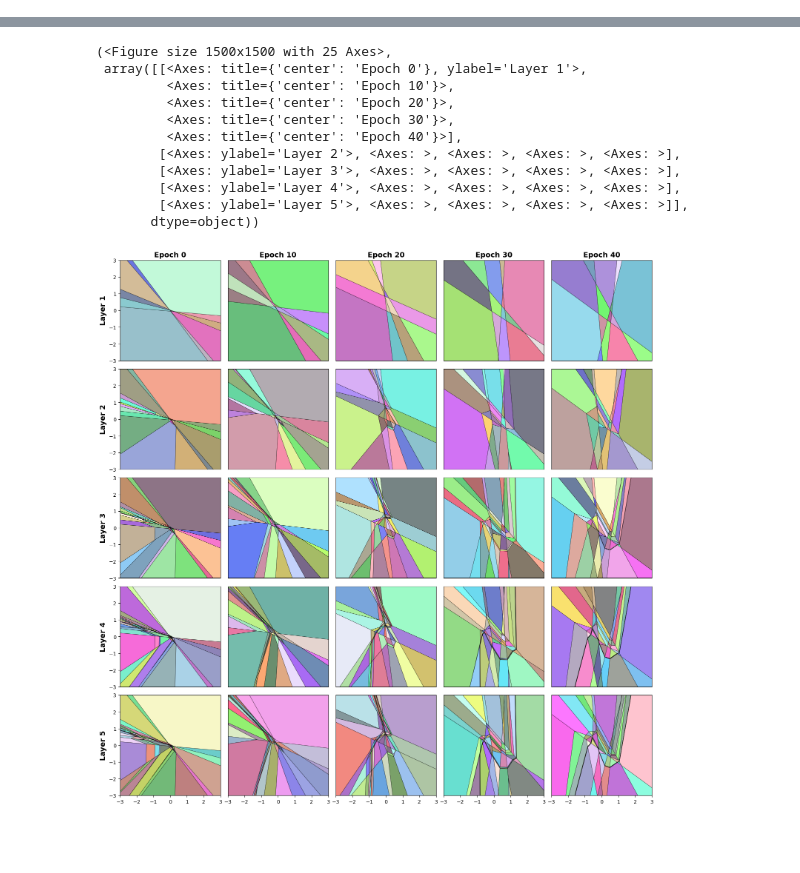
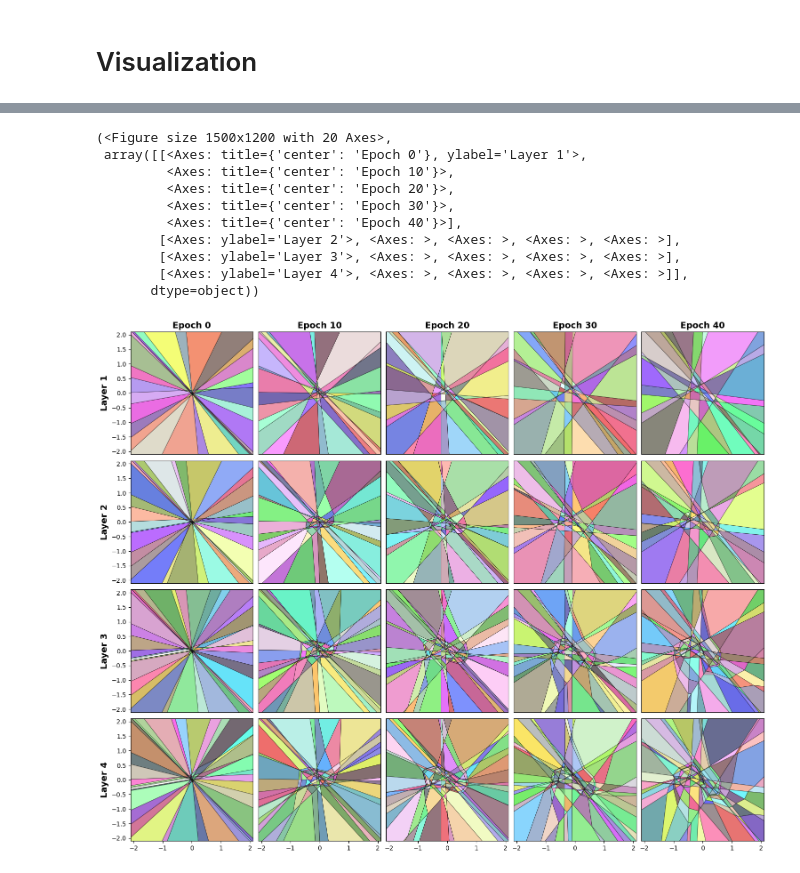
Before and after one commit to Johanmkr/WP1-Polyhedra, a Jupyter notebook: notebooks/optimize_new_tree.ipynb, the cells around one changed output, grey strips where cells are left out. Saved outputs shown, nothing was run; the diff lists cells and outputs as text; code cells hidden in the pictures; blank space fills up the shorter version.

```diff
--- a/notebooks/optimize_new_tree.ipynb
+++ b/notebooks/optimize_new_tree.ipynb
@@ -47,10 +47,10 @@ plt.show()
 # %%
 from visualization import plot_training
-hidden_sizes = [0,5,5,5,5]
+hidden_sizes = [0,15,5,3,1]
 
 ActNet = NeuralNet(
     input_size = 2,
-    hidden_sizes = hidden_sizes[1:],
+    hidden_sizes = hidden_sizes[1:-1],
     num_classes=1,
     seed=3,
 )
@@ -92,6 +145,8 @@ Total duration: 36.68 s
+# %% [markdown]
+# Visualization
 # %%
 from visualization import plot_epoch_layer_grid
-plot_epoch_layer_grid(trees, bound=3)
+plot_epoch_layer_grid(trees, bound=2.1)
 # %% [output]
 Warning: Polytope has no vertices or is empty. Skipping visualization.
 Warning: Polytope has no vertices or is empty. Skipping visualization.
@@ -113,12 +154,11 @@ Warning: Polytope has no vertices or is empty. Skipping visualization.
-(<Figure size 1500x1500 with 25 Axes>,
+(<Figure size 1500x1200 with 20 Axes>,
  array([[<Axes: title={'center': 'Epoch 0'}, ylabel='Layer 1'>,
          <Axes: title={'center': 'Epoch 10'}>,
          <Axes: title={'center': 'Epoch 20'}>,
          <Axes: title={'center': 'Epoch 30'}>,
          <Axes: title={'center': 'Epoch 40'}>],
         [<Axes: ylabel='Layer 2'>, <Axes: >, <Axes: >, <Axes: >, <Axes: >],
         [<Axes: ylabel='Layer 3'>, <Axes: >, <Axes: >, <Axes: >, <Axes: >],
-        [<Axes: ylabel='Layer 4'>, <Axes: >, <Axes: >, <Axes: >, <Axes: >],
-        [<Axes: ylabel='Layer 5'>, <Axes: >, <Axes: >, <Axes: >, <Axes: >]],
+        [<Axes: ylabel='Layer 4'>, <Axes: >, <Axes: >, <Axes: >, <Axes: >]],
        dtype=object))
-[figure, old version]
+[figure, new version]
```
Also changed, not shown: parts of 8 cells of this notebook.
